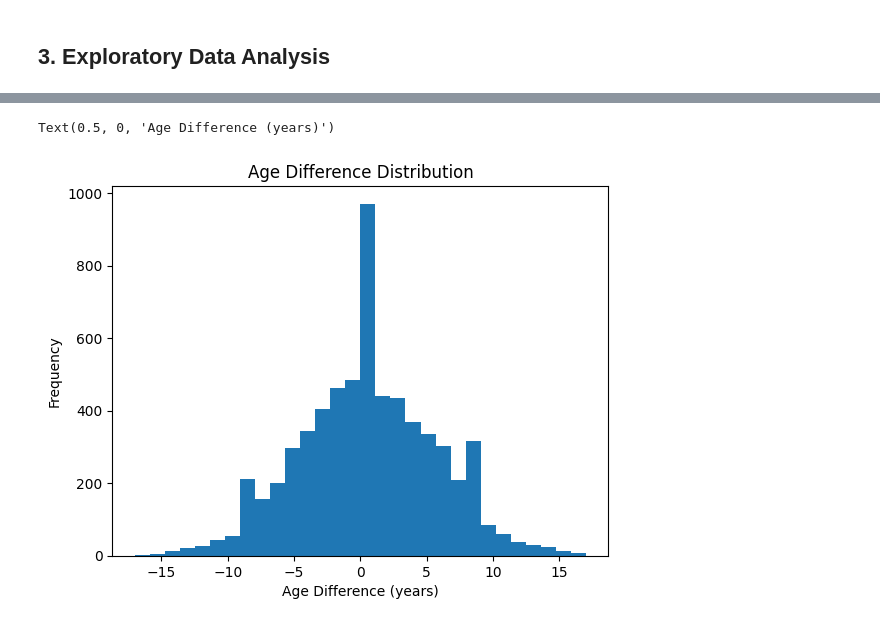
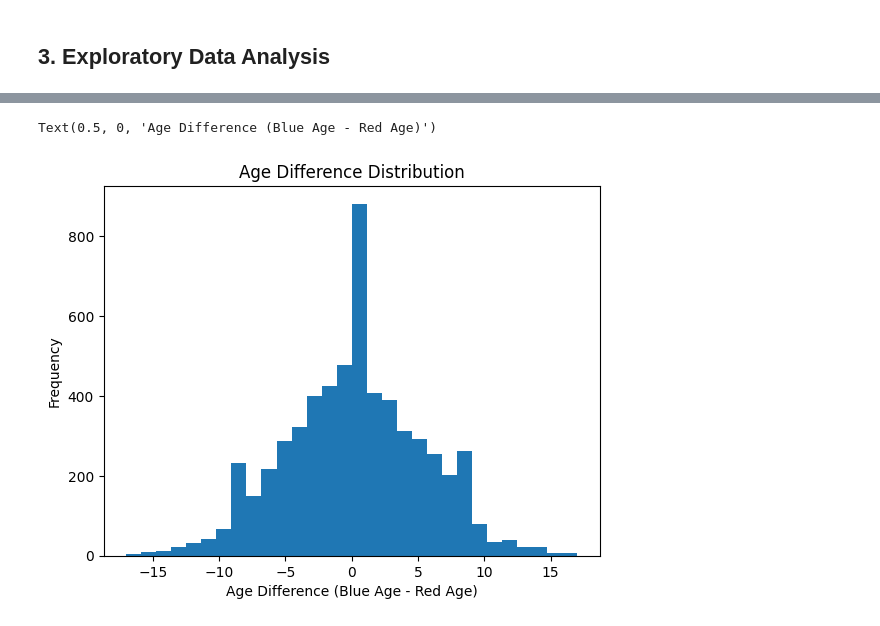
Before and after one commit to jmanlang/ufc-data-analysis, a Jupyter notebook: analysis.ipynb, the cells around one changed output, grey strips where cells are left out. Cells and saved outputs as stored; diff of their text form; code cells hidden in the pictures.

Commit message:
Overhauled bad data, redid most cells

```diff
--- a/analysis.ipynb
+++ b/analysis.ipynb
@@ -6,6 +6,6 @@ import matplotlib.pyplot as plt
 import seaborn as sns
 from sklearn.ensemble import RandomForestClassifier
 # %%
-all_fights = pd.read_csv('UFC dataset/Large set/large_dataset.csv')
-all_fights.head()
+all_fights = pd.read_csv('ufc-master.csv')
+all_fights
 # %% [output]
@@ -105,3 +71,18 @@ fighter_data = fighter_data.drop(columns=['weight'])
+# %%
+# Creating separate dataframes: One for general analysis, and one for prediction modeling. Remove columns that won't be used in analysis/prediction.
+
+analysis_df = all_fights[['RedFighter', 'BlueFighter', 'Winner', 'TitleBout', 'WeightClass', 'Gender', 'NumberOfRounds', 'BlueCurrentLoseStreak', 'BlueCurrentWinStreak', 'BlueDraws',
+                          'BlueLongestWinStreak', 'BlueLosses', 'BlueTotalRoundsFought', 'BlueTotalTitleBouts', 'BlueWinsByDecisionMajority', 'BlueWinsByDecisionSplit', 'BlueWinsByDecisionUnanimous', 'BlueWinsByKO', 'BlueWinsBySubmission', 'BlueWinsByTKODoctorStoppage', 'BlueWins', 'BlueStance', 'BlueHeightCms', 'BlueReachCms',
+                          'BlueWeightLbs', 'RedCurrentLoseStreak', 'RedCurrentWinStreak', 'RedDraws', 'RedLongestWinStreak', 'RedLosses', 'RedTotalRoundsFought', 'RedTotalTitleBouts', 'RedWinsByDecisionMajority', 'RedWinsByDecisionSplit', 'RedWinsByDecisionUnanimous', 'RedWinsByKO', 'RedWinsBySubmission', 'RedWinsByTKODoctorStoppage', 'RedWins', 'RedStance',
+                          'RedHeightCms', 'RedReachCms', 'RedWeightLbs', 'RedAge', 'BlueAge', 'LoseStreakDif', 'WinStreakDif', 'LongestWinStreakDif', 'WinDif', 'LossDif', 'TotalRoundDif', 'TotalTitleBoutDif', 'KODif', 'SubDif', 'HeightDif', 'ReachDif', 'AgeDif', 'SigStrDif', 'AvgSubAttDif', 'AvgTDDif',
+                          'Finish', 'FinishRound', 'FinishRoundTime', 'TotalFightTimeSecs']
+]
+prediction_df = all_fights[['RedFighter', 'BlueFighter', 'RedOdds', 'BlueOdds', 'RedExpectedValue',
+                         'BlueExpectedValue',
+                         'Winner', 'TitleBout','NumberOfRounds',
+                        'LoseStreakDif', 'WinStreakDif', 'LongestWinStreakDif', 'WinDif', 'LossDif',
+                             'TotalRoundDif', 'TotalTitleBoutDif', 'KODif', 'SubDif', 'HeightDif', 'ReachDif', 'AgeDif',
+                             'SigStrDif', 'AvgSubAttDif', 'AvgTDDif', 'BetterRank', 'Finish']]
 # %%
 # For colummns with null values, find ratio of null entries to total entries
 def print_null_ratios(df):
@@ -148,9 +116,6 @@ sub_avg                   1               0.000
 # %%
 # Dropping Rows with Null Values
-def drop_null(df):
-    for col in df.columns:
-        df = df[df[col].notnull()]
-    return df
-
-fighter_data = drop_null(fighter_data)
-all_fights = drop_null(all_fights)
+analysis_df = analysis_df.dropna()
+prediction_df = prediction_df.dropna()
+print(f"Analysis df shape after dropping nulls: {analysis_df.shape}")
+print(f"Prediction df shape after dropping nulls: {prediction_df.shape}")
@@ -226,11 +205,11 @@ Champ Defense Percentage: 0.744
 # %%
-age_ax = all_fights['Age Difference'].plot(kind='hist',
+age_ax = analysis_df['AgeDif'].plot(kind='hist',
                                            bins=30,
                                            title='Age Difference Distribution')
-age_ax.set_xlabel('Age Difference (years)')
+age_ax.set_xlabel('Age Difference (Blue Age - Red Age)')
 # %% [output]
-Text(0.5, 0, 'Age Difference (years)')
+Text(0.5, 0, 'Age Difference (Blue Age - Red Age)')
-[figure, old version]
+[figure, new version]
 # %%
 fig, axes = plt.subplots(3, 2, figsize=(12, 10))
 
```
Also changed, not shown: parts of 27 cells of this notebook.
